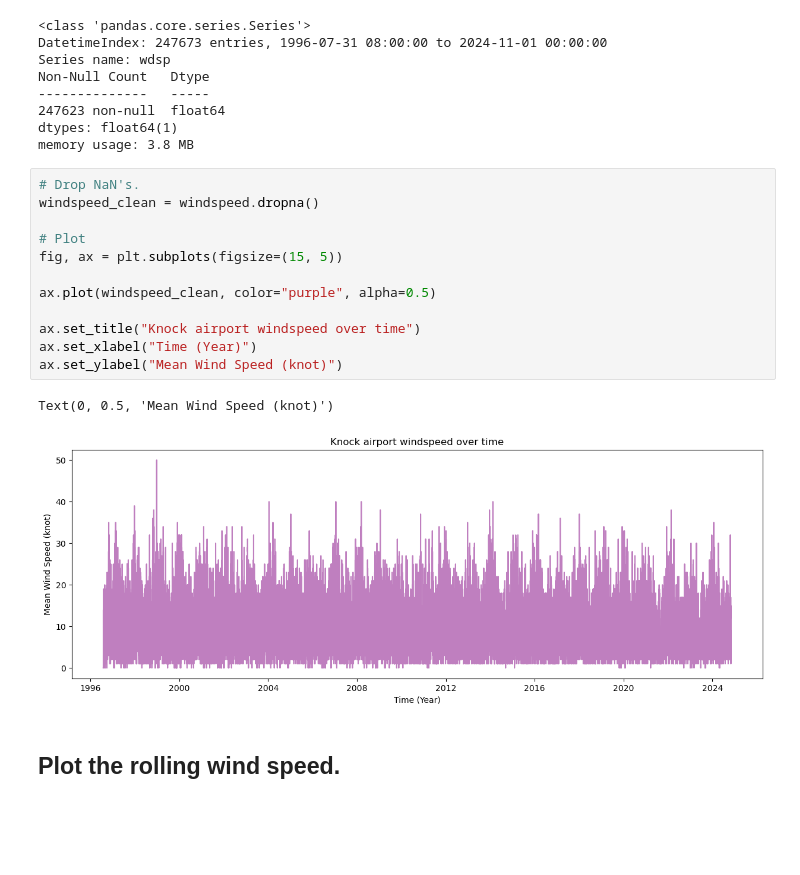
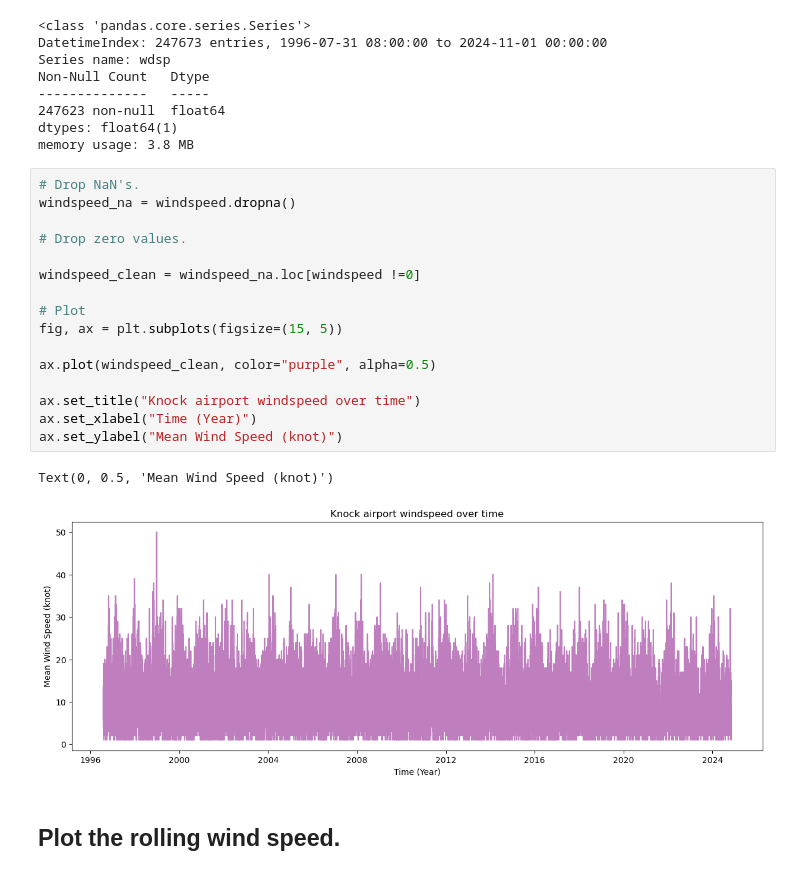
Before and after one commit to eoghanpw/PFDA-assignments, a Jupyter notebook: assignment_6_weather.ipynb, the cells around one changed output. Cells and saved outputs as stored; diff of their text form; blank space fills up the shorter version.

```diff
--- a/assignment_6_weather.ipynb
+++ b/assignment_6_weather.ipynb
@@ -247,19 +247,23 @@ dtypes: float64(1)
 memory usage: 3.8 MB
 # %%
 # Drop NaN's.
-windspeed_clean = windspeed.dropna()
+windspeed_na = windspeed.dropna()
+
+# Drop zero values.
+
+windspeed_clean = windspeed_na.loc[windspeed !=0]
 
 # Plot
 fig, ax = plt.subplots(figsize=(15, 5))
 
 ax.plot(windspeed_clean, color="purple", alpha=0.5)
 
 ax.set_title("Knock airport windspeed over time")
 ax.set_xlabel("Time (Year)")
 ax.set_ylabel("Mean Wind Speed (knot)")
 # %% [output]
 Text(0, 0.5, 'Mean Wind Speed (knot)')
-[figure, old version]
+[figure, new version]
 # %% [markdown]
 ## Plot the rolling wind speed.
 # %%
```
Also changed, not shown: parts of 7 cells of this notebook.
